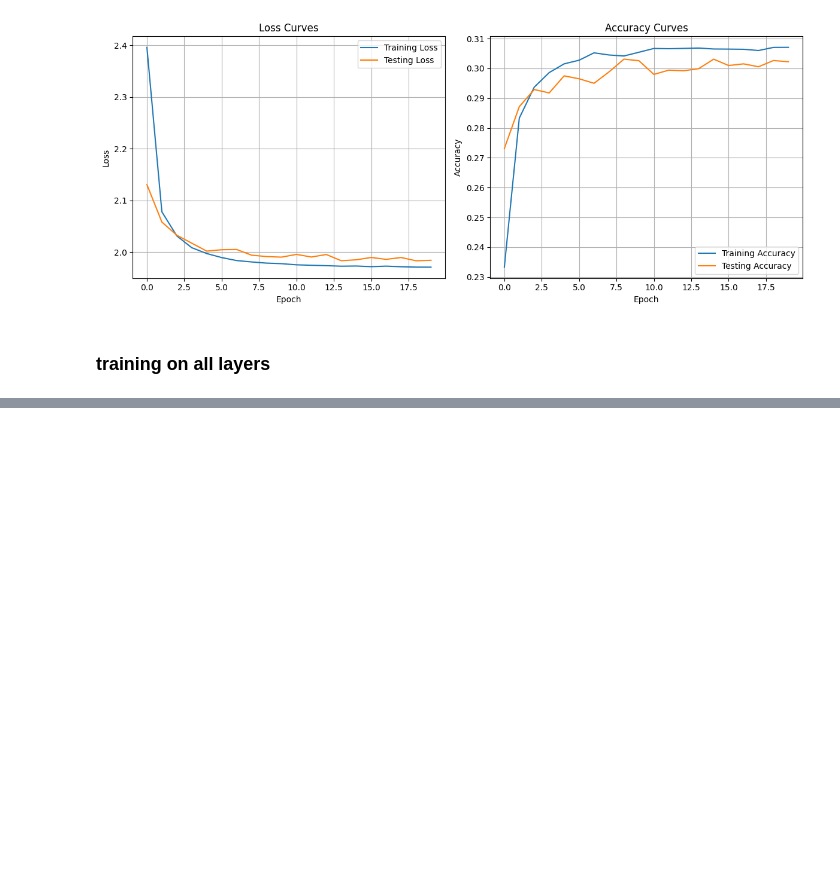
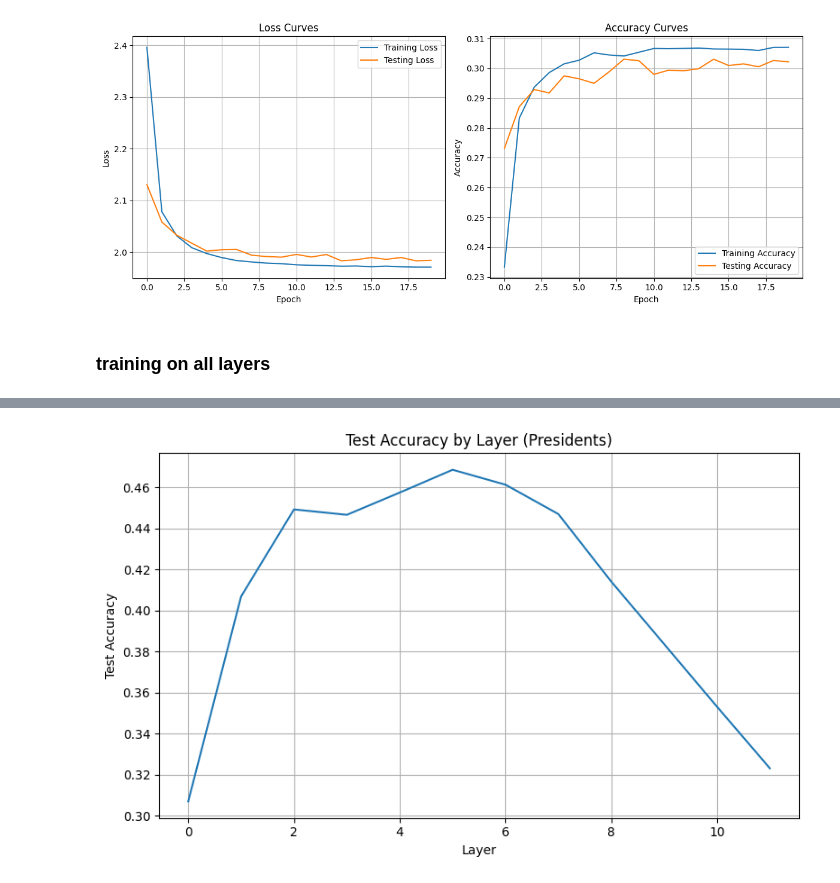
Before and after one commit to icemoon97/emergent-positional-embeddings, a Jupyter notebook: train_probes_sentence.ipynb, the cells around one changed output, grey strips where cells are left out. Saved outputs shown, nothing was run; the diff lists cells and outputs as text; code cells hidden in the pictures; blank space fills up the shorter version.

```diff
--- a/train_probes_sentence.ipynb
+++ b/train_probes_sentence.ipynb
@@ -309,0 +358,20 @@ for LAYER in range(x_all_layers.shape[0]):
+# %%
+by_layer = []
+for i in range(12):
+    with open(f"ckpts/{model_name}/{EXPERIMENT_NAME}/layer{i}/metrics.json", 'r') as f:
+        metrics = json.load(f)['metrics']
+        best = max(metrics['test_acc'])
+        by_layer.append(best)
+
+plt.figure(figsize=(8, 5))
+
+plt.plot(by_layer)
+plt.title('Test Accuracy by Layer (Presidents)')
+plt.xlabel('Layer')
+plt.ylabel('Test Accuracy')
+plt.grid(True)
+
+plt.tight_layout()
+plt.show()
+# %% [output]
+[figure, added]
```
Also changed, not shown: parts of 2 cells of this notebook, 2 other files.
